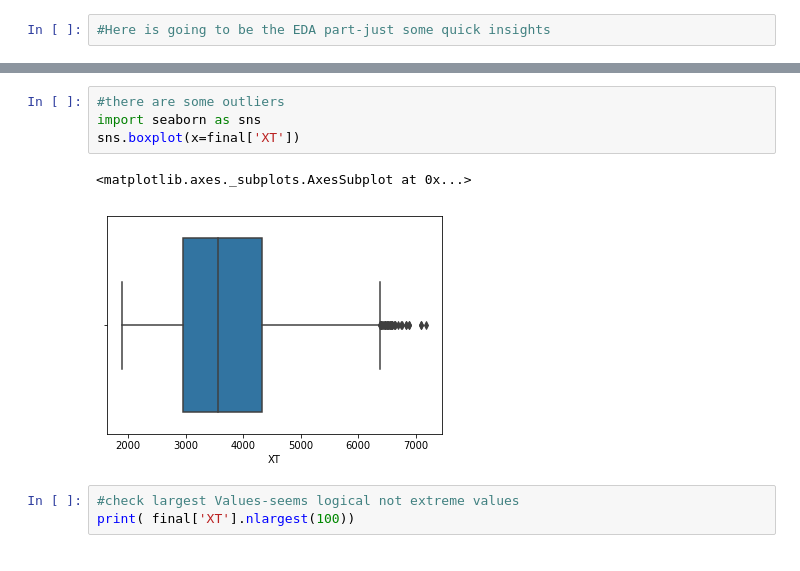
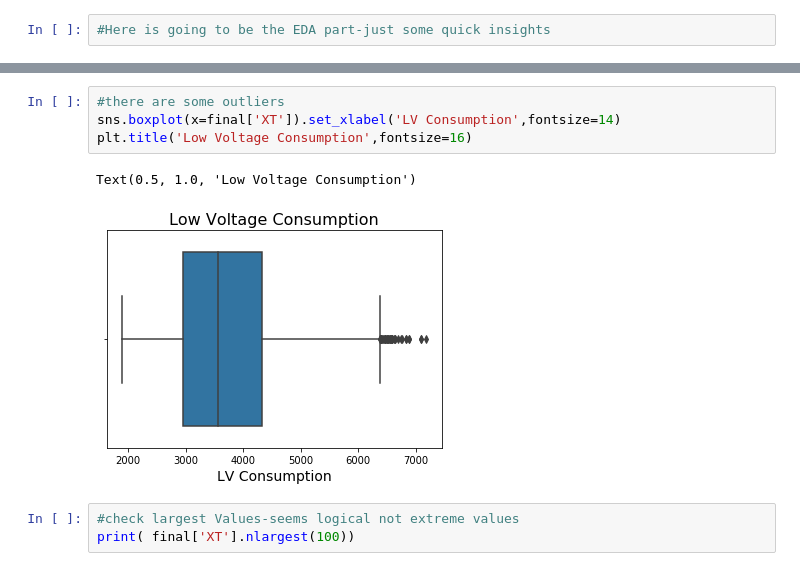
Before and after one commit to Darzan21/Electric-Load-Forecasting, a Jupyter notebook: LoadForecasting.ipynb, the cells around one changed output, grey strips where cells are left out. Cells and saved outputs as stored; diff of their text form.

```diff
--- a/LoadForecasting.ipynb
+++ b/LoadForecasting.ipynb
@@ -393,10 +406,10 @@ Name: 2018-03-25 03:00:00, dtype: float64
 # %%
 #there are some outliers
-import seaborn as sns
-sns.boxplot(x=final['XT'])
+sns.boxplot(x=final['XT']).set_xlabel('LV Consumption',fontsize=14)
+plt.title('Low Voltage Consumption',fontsize=16)
 # %% [output]
-<matplotlib.axes._subplots.AxesSubplot at 0x...>
+Text(0.5, 1.0, 'Low Voltage Consumption')
-[figure, old version]
+[figure, new version]
 # %%
 #check largest Values-seems logical not extreme values
 print( final['XT'].nlargest(100))
```
Also changed, not shown: parts of 39 cells of this notebook.
